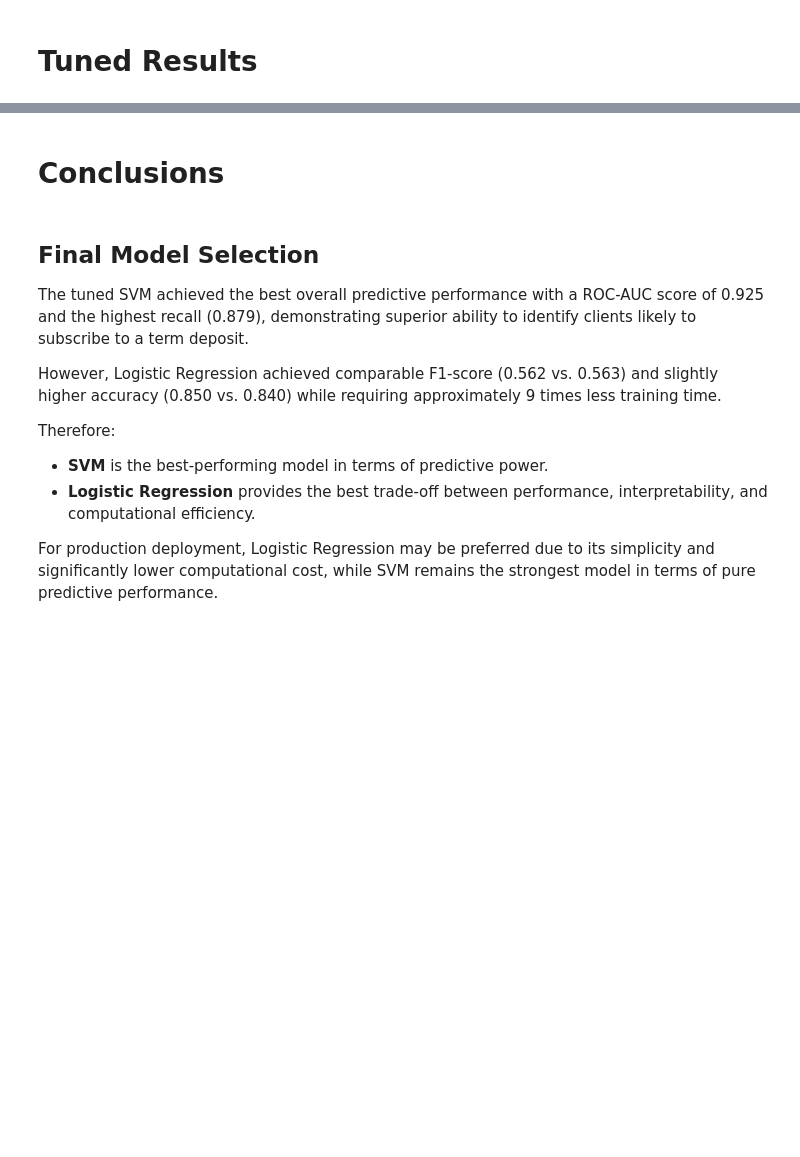
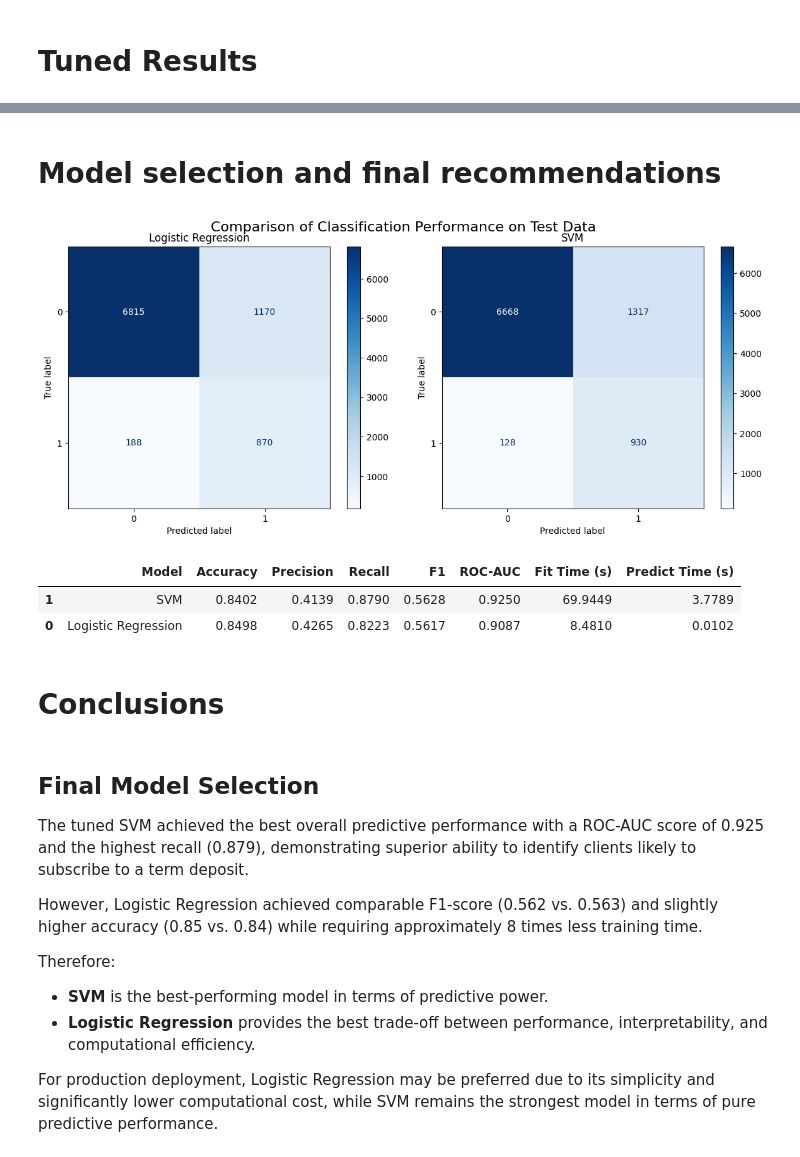
Before and after one commit to Rom4ik78/practical_app3, a Jupyter notebook: Prompt_III.ipynb, the cells around one changed output, grey strips where cells are left out. Cells and saved outputs as stored; diff of their text form; code cells hidden in the pictures; blank space fills up the shorter version.

```diff
--- a/Prompt_III.ipynb
+++ b/Prompt_III.ipynb
@@ -625,3 +605,73 @@ plt.show()
+# %% [markdown]
+# Model selection and final recommendations
+# %%
+models = {
+    "Logistic Regression": best_lr,
+    "SVM": best_svm
+}
+
+final_results = []
+
+fig, axes = plt.subplots(1, 2, figsize=(12, 5))
+
+fig.suptitle(
+    "Comparison of Classification Performance on Test Data",
+    fontsize=16
+)
+
+for ax, (name, model) in zip(axes, models.items()):
+
+    # Fit time
+    start = time.time()
+    model.fit(X_train, y_train)
+    fit_time = time.time() - start
+
+    # Prediction time
+    start = time.time()
+    y_pred = model.predict(X_test)
+    predict_time = time.time() - start
+
+    # Probability for ROC-AUC
+    y_proba = model.predict_proba(X_test)[:, 1]
+
+    # Save metrics
+    final_results.append({
+        "Model": name,
+        "Accuracy": accuracy_score(y_test, y_pred),
+        "Precision": precision_score(y_test, y_pred),
+        "Recall": recall_score(y_test, y_pred),
+        "F1": f1_score(y_test, y_pred),
+        "ROC-AUC": roc_auc_score(y_test, y_proba),
+        "Fit Time (s)": fit_time,
+        "Predict Time (s)": predict_time
+    })
+
+    # Confusion matrix
+    ConfusionMatrixDisplay.from_predictions(
+        y_test,
+        y_pred,
+        cmap="Blues",
+        values_format="d",
+        ax=ax
+    )
+
+    ax.set_title(name)
+
+plt.tight_layout()
+plt.show()
+
+final_test_df = (
+    pd.DataFrame(final_results)
+      .sort_values("ROC-AUC", ascending=False)
+      .round(4)
+)
+
+final_test_df
+# %% [output]
+[figure, added]
+|  | Model | Accuracy | Precision | Recall | F1 | ROC-AUC | Fit Time (s) | Predict Time (s) |
+| 1 | SVM | 0.8402 | 0.4139 | 0.8790 | 0.5628 | 0.9250 | 69.9449 | 3.7789 |
+| 0 | Logistic Regression | 0.8498 | 0.4265 | 0.8223 | 0.5617 | 0.9087 | 8.4810 | 0.0102 |
 # %% [markdown]
 # Conclusions
 # %% [markdown]
@@ -629,7 +679,7 @@ plt.show()
 
 The tuned SVM achieved the best overall predictive performance with a ROC-AUC score of 0.925 and the highest recall (0.879), demonstrating superior ability to identify clients likely to subscribe to a term deposit.
 
-However, Logistic Regression achieved comparable F1-score (0.562 vs. 0.563) and slightly higher accuracy (0.850 vs. 0.840) while requiring approximately 9 times less training time.
+However, Logistic Regression achieved comparable F1-score (0.562 vs. 0.563) and slightly higher accuracy (0.85 vs. 0.84) while requiring approximately 8 times less training time.
 
 Therefore:
 
```
Also changed, not shown: parts of 9 cells of this notebook, 1 other file.
